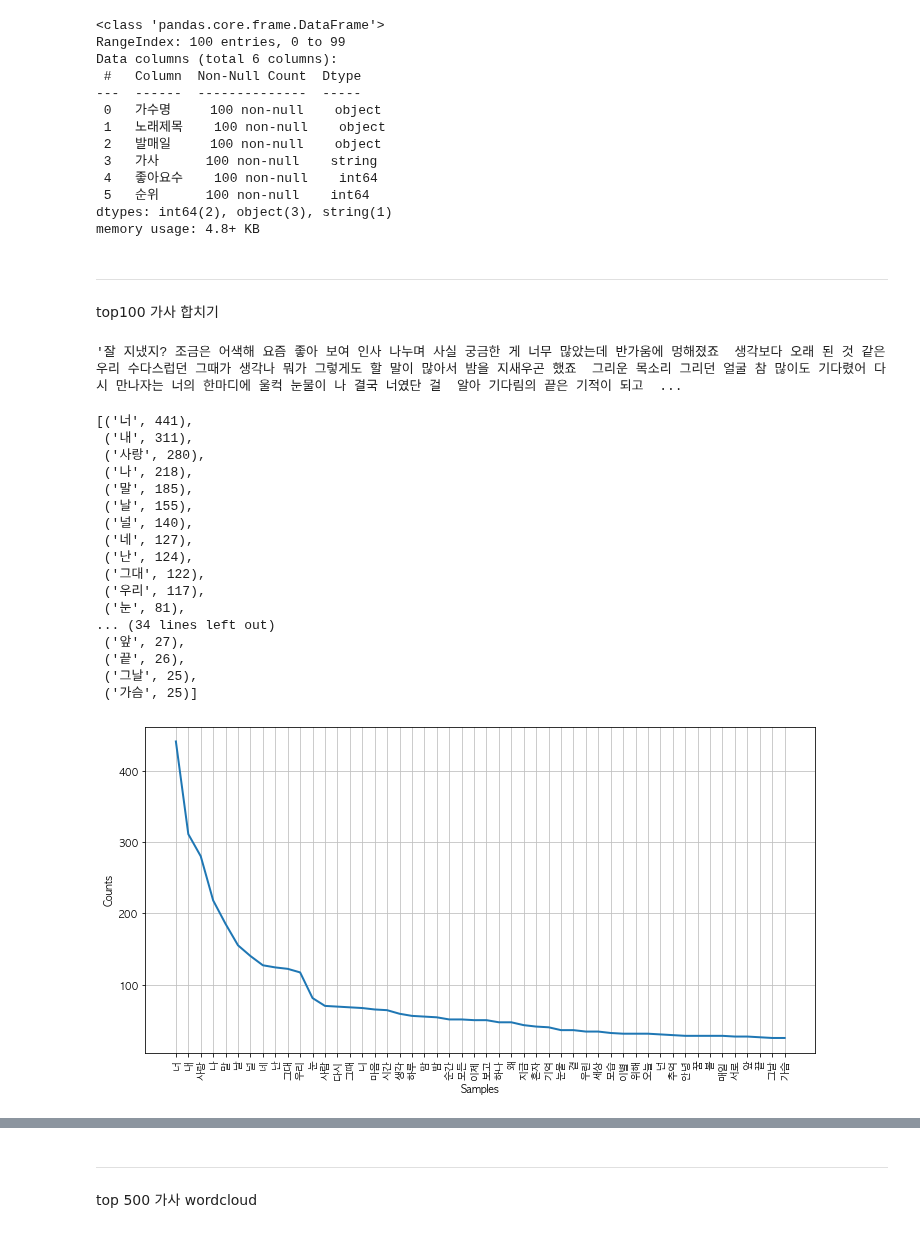
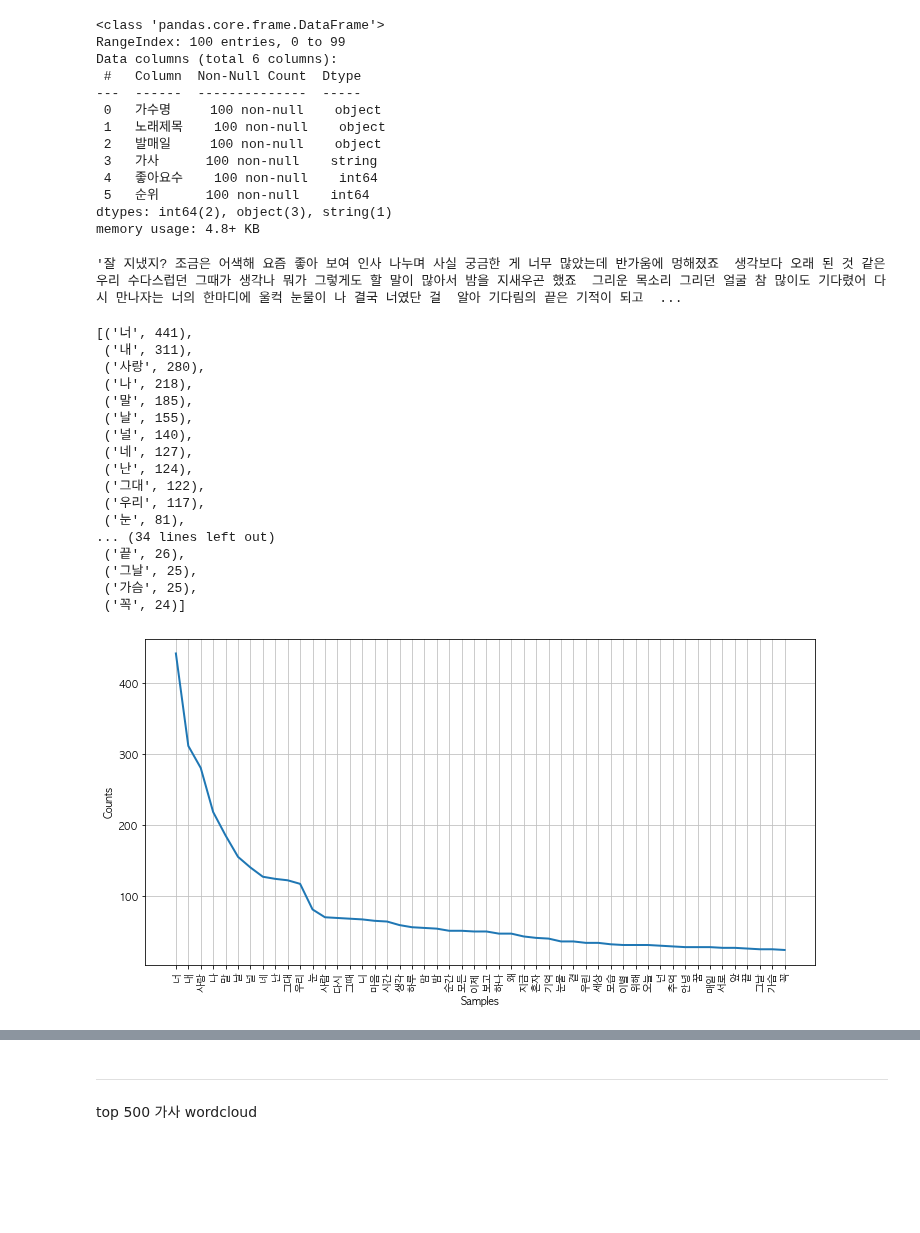
Before and after one commit to python-project-3Joe/python, a Jupyter notebook: Note/jyy_wordCloud.ipynb, the cells around one changed output, grey strips where cells are left out. Saved outputs shown, nothing was run; the diff lists cells and outputs as text; code cells hidden in the pictures; blank space fills up the shorter version.

```diff
--- a/Note/jyy_wordCloud.ipynb
+++ b/Note/jyy_wordCloud.ipynb
@@ -130,9 +133,6 @@ Data columns (total 6 columns):
  5   순위      100 non-null    int64
 dtypes: int64(2), object(3), string(1)
 memory usage: 4.8+ KB
-# %% [markdown]
----
-top100 가사 합치기
 # %%
 top100['가사'][0] + top100['가사'][1]
 # %% [output]
@@ -142,21 +142,21 @@ total = ""
 # %%
 for i in range(0, 100):
-    total += (" " + top100['가사'][i])
+    total100 += (" " + top100['가사'][i])
 # print(total)
 # %%
 # 명사 분리
-token_ko = t.nouns(total)
+token_ko100 = t.nouns(total100)
 # %%
 # 불용어 추가
 # 실행해보면서 추가하면서 바꿔야함.
-stop_words = ["거",'도',"걸","알","것","더","이","그","수","속","게","때","못","해","젠","전","또","안","발","손","일","건","볼"]
-token_ko = [each_word for each_word in token_ko if each_word not in stop_words]
+stop_words100 = ["거",'도',"걸","알","것","더","이","그","수","속","게","때","못","해","젠","전","또","안","발","손","일","건","볼"]
+token_ko100 = [each_word for each_word in token_ko100 if each_word not in stop_words100]
 # print(token_ko)
 # %%
 # 상위 50개 단어 확인
 # 이걸보면서 불용어 지우는게 편해 전체는 힘들어
-ko = nltk.Text(token_ko)
-ko.vocab().most_common(50)
+ko100 = nltk.Text(token_ko100)
+ko100.vocab().most_common(50)
 # %% [output]
 [('너', 441),
  ('내', 311),
@@ -171,17 +171,17 @@ ko.vocab().most_common(50)
  ('우리', 117),
  ('눈', 81),
 ... (34 lines left out)
- ('앞', 27),
  ('끝', 26),
  ('그날', 25),
- ('가슴', 25)]
+ ('가슴', 25),
+ ('꼭', 24)]
 # %%
 # 상위 50개의 빈도수 차트 만들기
 plt.figure(figsize=(12,6))
-ko.plot(50)
+ko100.plot(50)
 plt.show()
 # %% [output]
-[figure, old version]
+[figure, new version]
 # %%
 # 상위 500개만 wordcloud로 그리기
 # 구한데이터로 그리기
```
Also changed, not shown: parts of 18 cells of this notebook, 1 other file.
